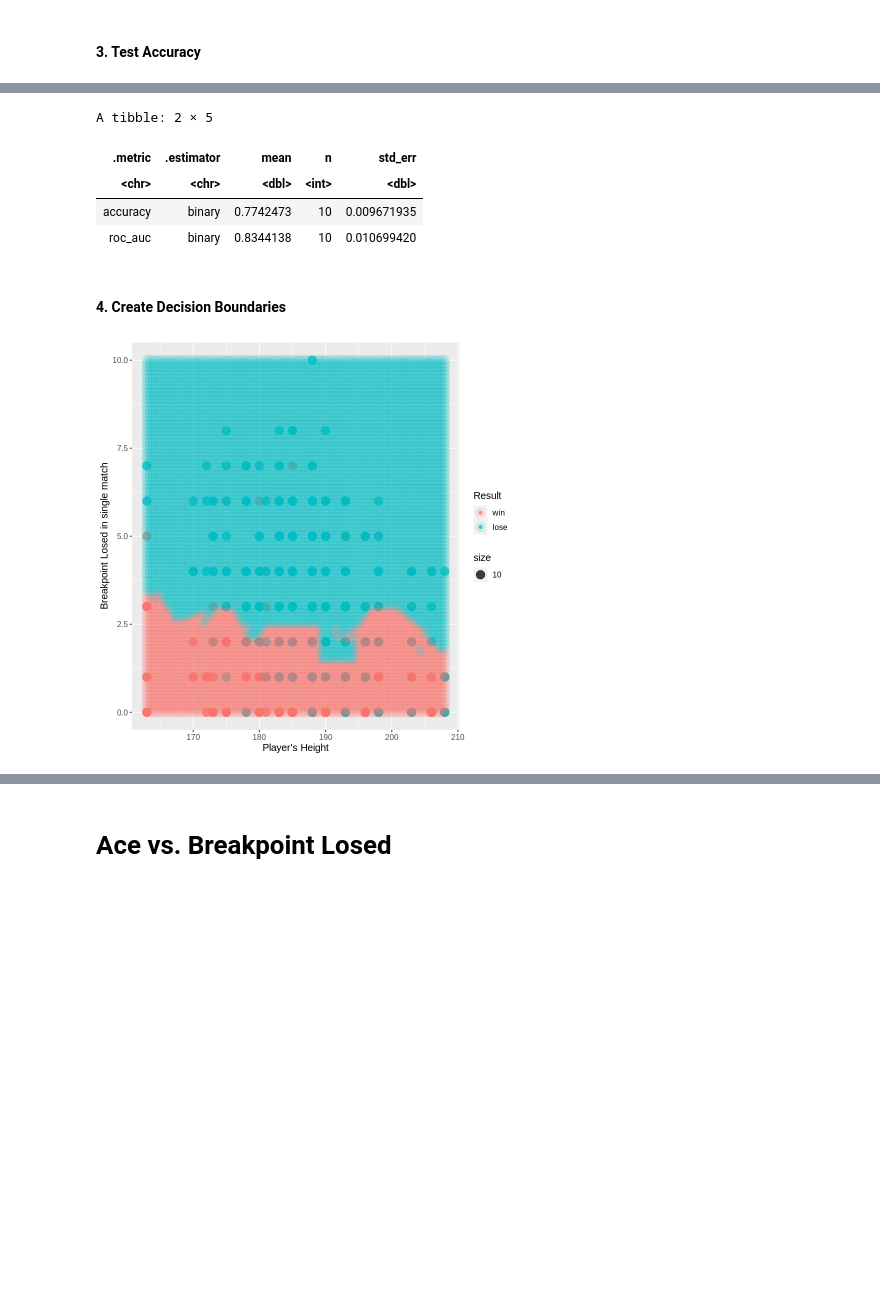
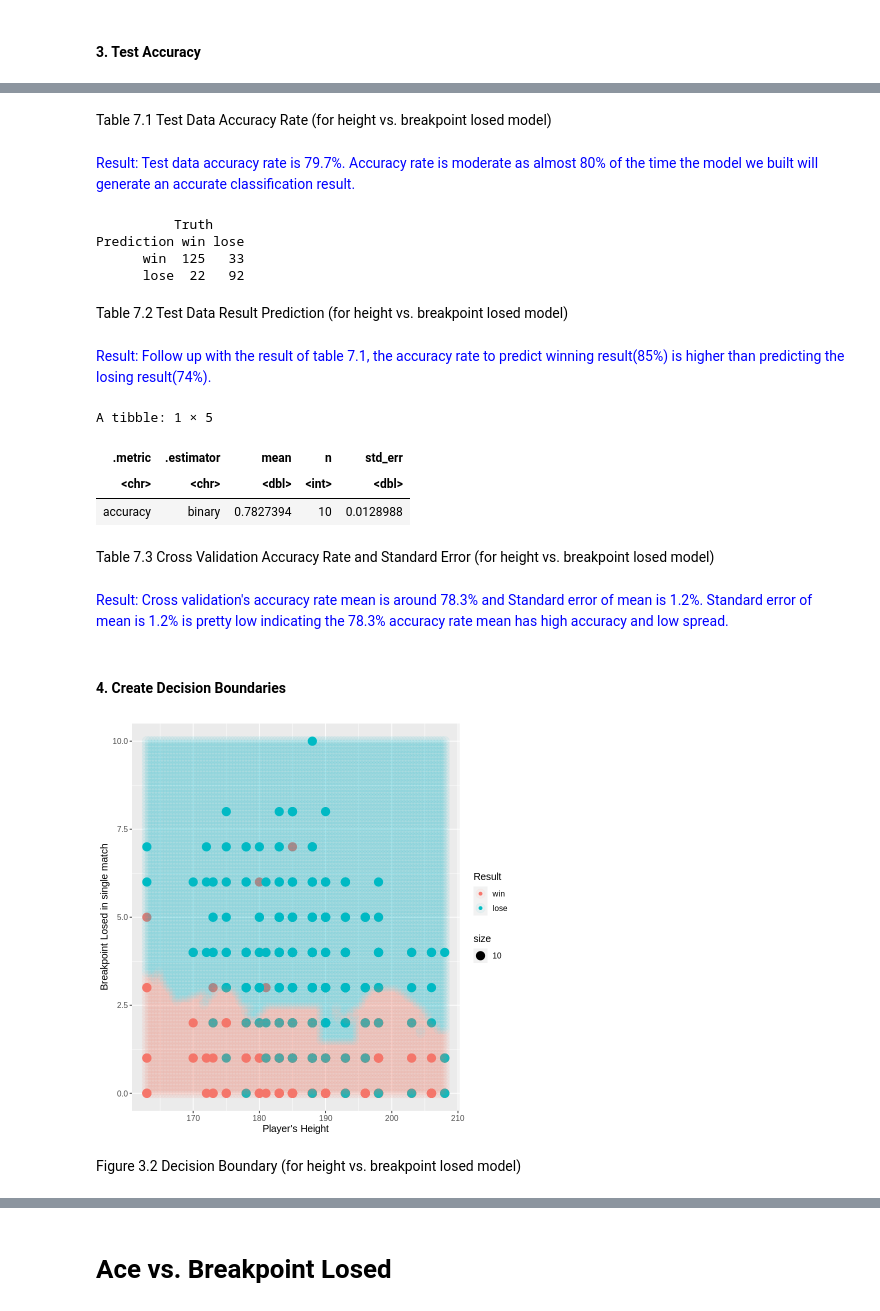
Before and after one commit to Hannah-900/Group_Project, a Jupyter notebook: Final Project Report.ipynb, the cells around one changed output, grey strips where cells are left out. Drawn from its saved outputs; the diff is of its cells as text; code cells hidden in the pictures; blank space fills up the shorter version.

```diff
--- a/Final Project Report.ipynb
+++ b/Final Project Report.ipynb
@@ -461,3 +447,21 @@ Prediction win lose
+# %% [markdown]
+Table 7.1 Test Data Accuracy Rate (for height vs. breakpoint losed model)
+# %% [markdown]
+<span style="color: blue;">Result: Test data accuracy rate is 79.7%. Accuracy rate is moderate as almost 80% of the time the model we built will generate an accurate classification result.</span>
+# %%
+tennis_mat<- tennis_test_prediction1 %>%
+       conf_mat(truth = result, estimate = .pred_class)
+
+tennis_mat
+# %% [output]
+          Truth
+Prediction win lose
+      win  125   33
+      lose  22   92
+# %% [markdown]
+Table 7.2 Test Data Result Prediction (for height vs. breakpoint losed model)
+# %% [markdown]
+<span style="color: blue;">Result: Follow up with the result of table 7.1, the accuracy rate to predict winning result(85%) is higher than predicting the losing result(74%). </span>
 # %%
 #Perform Cross Validation
 tennis_vfold <- vfold_cv(tennis_train, v = 10, strata = result)
@@ -465,15 +469,19 @@ tennis_resample_fit1 <- workflow() %>%
        add_recipe(tennis_recipe1) %>%
        add_model(tennis_model) %>%
        fit_resamples(resamples = tennis_vfold)
-tennis_metrics<-collect_metrics(tennis_resample_fit1)
+tennis_metrics<-collect_metrics(tennis_resample_fit1)%>%
+    filter(.metric=="accuracy")
 tennis_metrics
 ##high accuracy and low standard error
 # %% [output]
-A tibble: 2 × 5
+A tibble: 1 × 5
 | .metric | .estimator | mean | n | std_err |
 | <chr> | <chr> | <dbl> | <int> | <dbl> |
-| accuracy | binary | 0.7742473 | 10 | 0.009671935 |
-| roc_auc | binary | 0.8344138 | 10 | 0.010699420 |
+| accuracy | binary | 0.7827394 | 10 | 0.0128988 |
+# %% [markdown]
+Table 7.3 Cross Validation Accuracy Rate and Standard Error (for height vs. breakpoint losed model)
+# %% [markdown]
+<span style="color: blue;">Result: Cross validation's accuracy rate mean is around 78.3% and Standard error of mean is 1.2%. Standard error of mean is 1.2% is pretty low indicating the 78.3% accuracy rate mean has high accuracy and low spread.</span>
 # %% [markdown]
 #### 4. Create Decision Boundaries
 # %%
@@ -490,33 +498,35 @@ asgrid <- as_tibble(expand.grid(height = are_grid,
 
 # # use the fit workflow to make predictions at the grid points
 knnPredGrid <- predict(tennis_fit1, asgrid)
 
 # # bind the predictions as a new column with the grid points
 prediction_table <- bind_cols(knnPredGrid, asgrid) %>%
   rename(Class = .pred_class)
 
 # # plot:
 # # 1. the colored scatter of the original data
 # # 2. the faded colored scatter for the grid points
 wkflw_plot <-
   ggplot() +
   geom_point(data = tennis_train,
              mapping = aes(x = height,
                            y = bpLosed,
                            color = result,
                            size = 10),
-             alpha = 0.75) +
+             alpha = 1) +
   geom_point(data = prediction_table,
              mapping = aes(x = height,
                            y = bpLosed,
                            color = Class),
-             alpha = 0.15,
+             alpha = 0.05,
              size = 5) +
   labs(color = "Result",
        x = "Player's Height",
        y = "Breakpoint Losed in single match") +
   theme(text = element_text(size = 12))
 
 wkflw_plot
 # %% [output]
-[figure, old version]
+[figure, new version]
+# %% [markdown]
+Figure 3.2 Decision Boundary (for height vs. breakpoint losed model)
```
Also changed, not shown: parts of 57 cells of this notebook, 1 other file.
